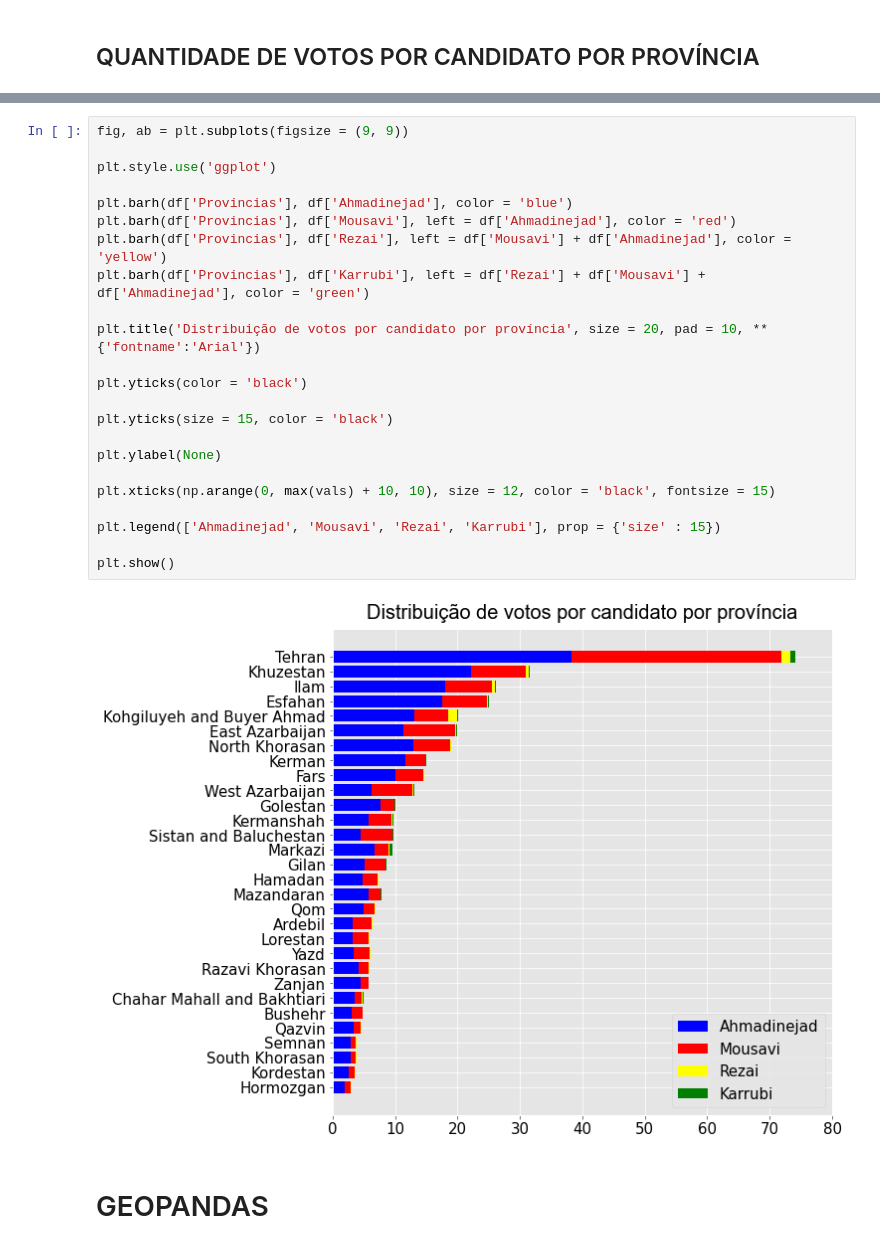
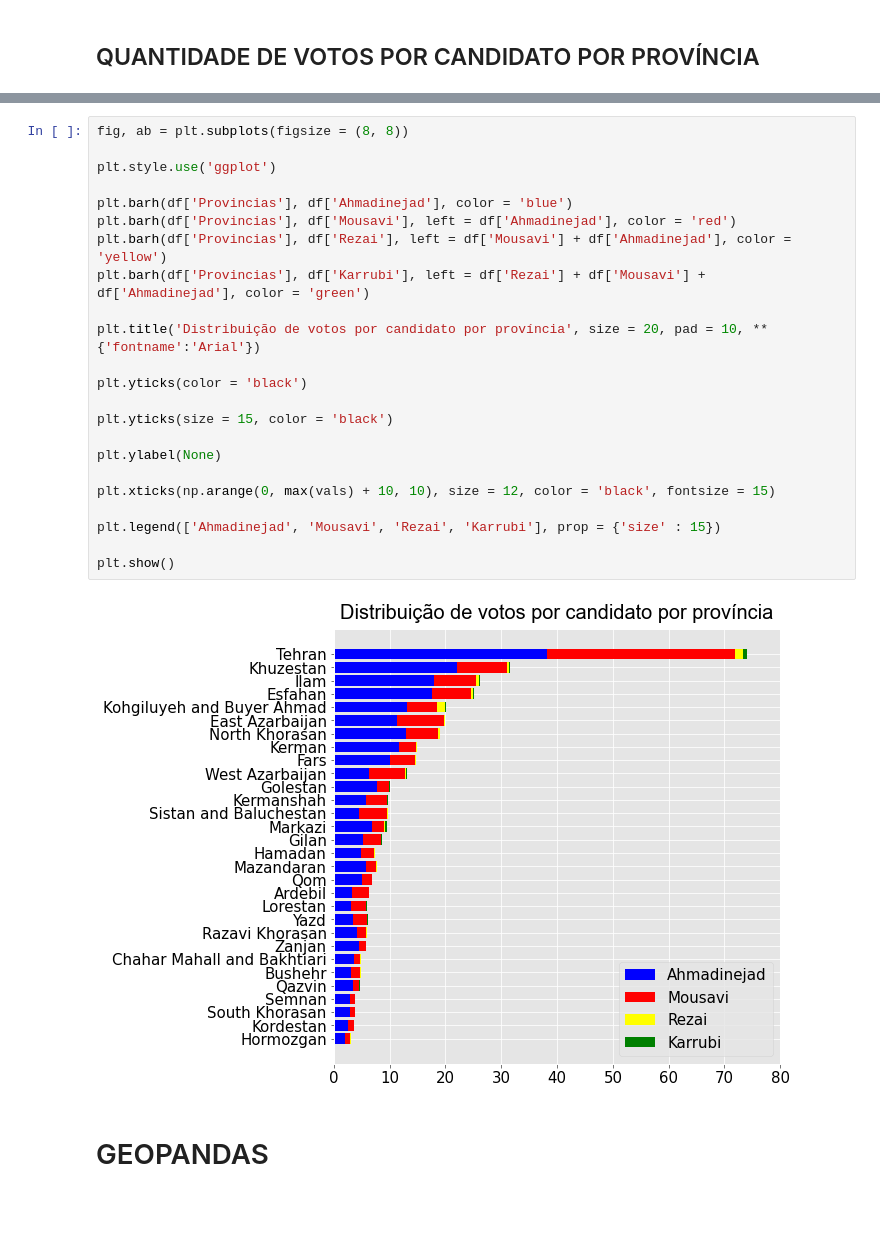
Before and after one commit to henrique-cervantes/Berford-Iran, a Jupyter notebook: Benford's_law_Iran.ipynb, the cells around one changed output, grey strips where cells are left out. Drawn from its saved outputs; the diff is of its cells as text; blank space fills up the shorter version.

```diff
--- a/Benford's_law_Iran.ipynb
+++ b/Benford's_law_Iran.ipynb
@@ -172,30 +169,30 @@ df.head()
 | 23 | Semnan | 2.95177 | 0.77754 | 0.04440 | 0.02147 | 3.83308 |
 | 20 | Qazvin | 3.41104 | 1.13218 | 0.04129 | 0.02478 | 4.64001 |
 # %%
-fig, ab = plt.subplots(figsize = (9, 9))
+fig, ab = plt.subplots(figsize = (8, 8))
 
 plt.style.use('ggplot')
 
 plt.barh(df['Provincias'], df['Ahmadinejad'], color = 'blue')
 plt.barh(df['Provincias'], df['Mousavi'], left = df['Ahmadinejad'], color = 'red')
 plt.barh(df['Provincias'], df['Rezai'], left = df['Mousavi'] + df['Ahmadinejad'], color = 'yellow')
 plt.barh(df['Provincias'], df['Karrubi'], left = df['Rezai'] + df['Mousavi'] + df['Ahmadinejad'], color = 'green')
 
 plt.title('Distribuição de votos por candidato por província', size = 20, pad = 10, **{'fontname':'Arial'})
 
 plt.yticks(color = 'black')
 
 plt.yticks(size = 15, color = 'black')
 
 plt.ylabel(None)
 
 plt.xticks(np.arange(0, max(vals) + 10, 10), size = 12, color = 'black', fontsize = 15)
 
 plt.legend(['Ahmadinejad', 'Mousavi', 'Rezai', 'Karrubi'], prop = {'size' : 15})
 
 plt.show()
 # %% [output]
-[figure, old version]
+[figure, new version]
 # %% [markdown]
 # GEOPANDAS
 # %% [markdown]
```
Also changed, not shown: parts of 10 cells of this notebook.
